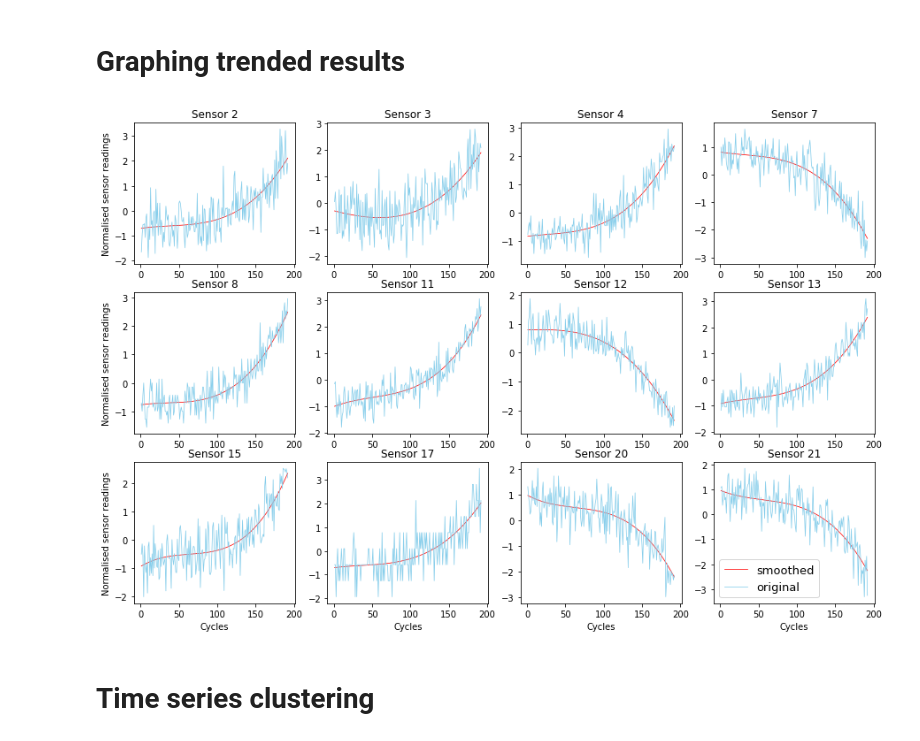
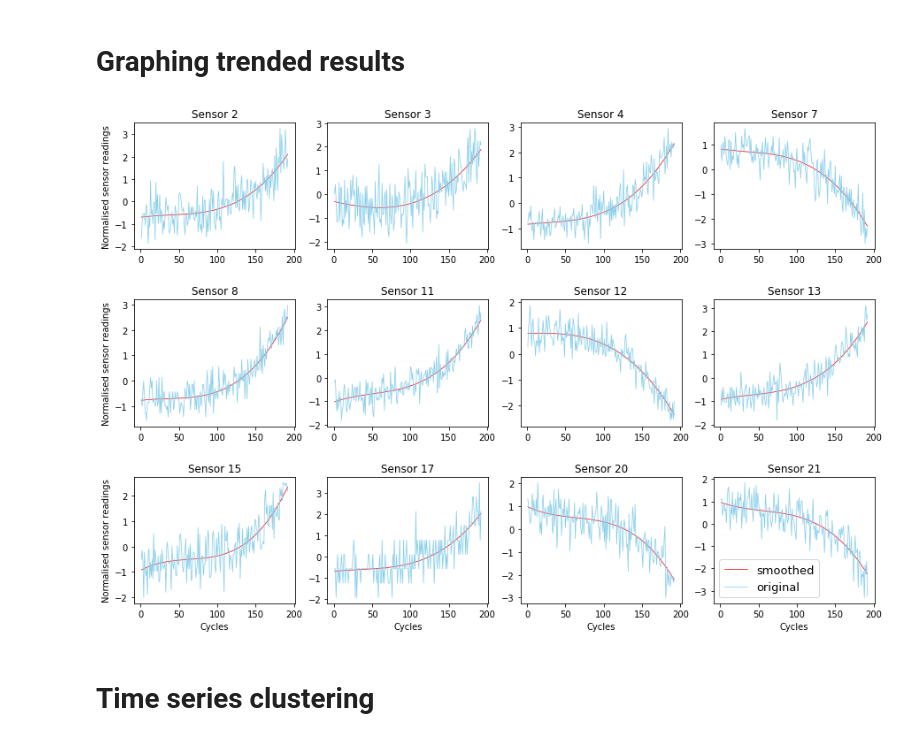
Before and after one commit to cchanzl/survival-analysis-nasa, a Jupyter notebook: nasa_eda.ipynb, the cells around one changed output. Cells and saved outputs as stored; diff of their text form; code cells hidden in the pictures.

```diff
--- a/nasa_eda.ipynb
+++ b/nasa_eda.ipynb
@@ -154,30 +154,30 @@ rul_rf_train_std_poly = pd.read_csv('Dataset\\processed\\rul_rf_train_std.csv',
 # %%
 # plot line graph
 col = list(rul_rf_train_std.columns)[2:14]
-fig, axs = plt.subplots(int(len(col)/4), 4)  # row, col
+fig, axs = plt.subplots(int(len(col)/4), 4, gridspec_kw={'hspace': 0.4})  # row, col
 
 unit = 1
 i = 0
 for ax in axs.flatten():
     ax.set_title("Sensor " + str(col[i])[4:])
 
     # plot normalised data
     ax.plot(rul_rf_train_std.loc[rul_rf_train_std['unit num'] == unit, 'cycle'],
             rul_rf_train_std.loc[rul_rf_train_std['unit num'] == unit, col[i]],
             linewidth = 0.75, color="red", label='smoothed')
 
     # plot smoothened normalised data
     ax.plot(rul_rf_train_std_poly.loc[rul_rf_train_std_poly['unit num'] == unit, 'cycle'],
             rul_rf_train_std_poly.loc[rul_rf_train_std_poly['unit num'] == unit, col[i]],
             linewidth = 0.75, color="skyblue", label='original')
     i += 1
 plt.setp(axs[-1, :], xlabel='Cycles')
 plt.setp(axs[:, 0], ylabel='Normalised sensor readings')
 plt.legend(prop={'size': 13})
 fig.set_size_inches(15, 10)  # width x height
 plt.show()
 # %% [output]
-[figure, old version]
+[figure, new version]
 # %% [markdown]
 # Time series clustering
 # %%
```
Also changed, not shown: parts of 1 cell of this notebook, 20 other files.
